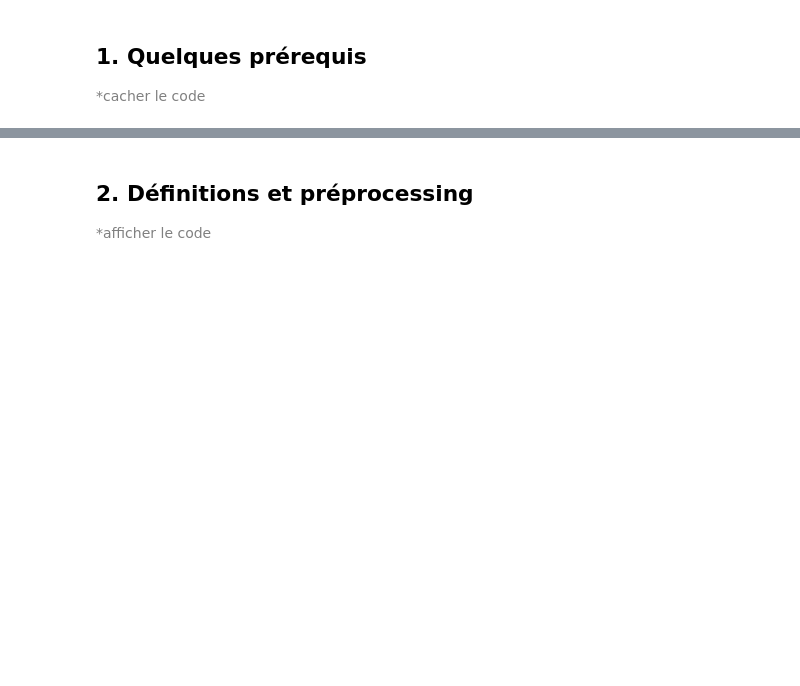
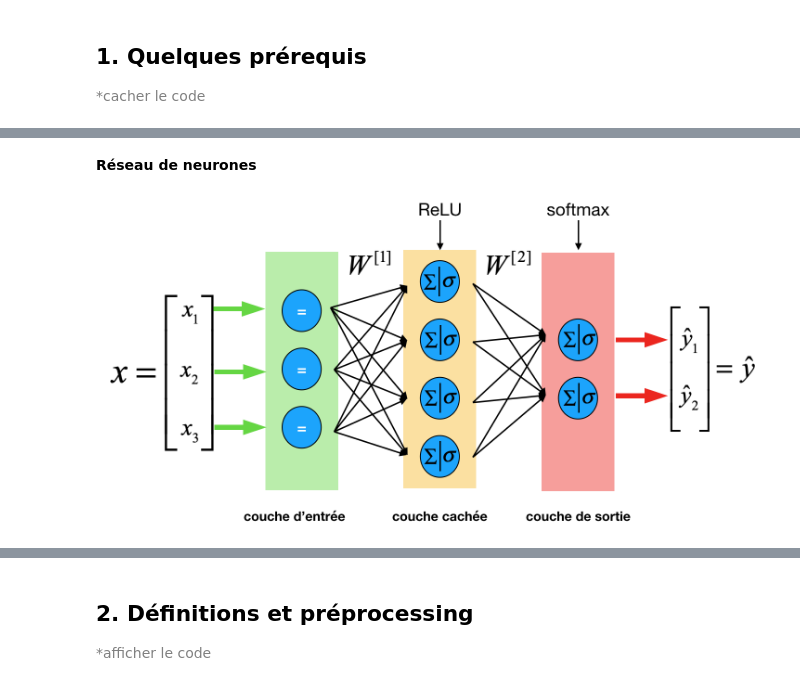
Before and after one commit to curiousML/DSA, a Jupyter notebook: text_mining/introduction/Introduction.ipynb, the cells around one changed output, grey strips where cells are left out. Saved outputs shown, nothing was run; the diff lists cells and outputs as text; code cells hidden in the pictures; blank space fills up the shorter version.

```diff
--- a/text_mining/introduction/Introduction.ipynb
+++ b/text_mining/introduction/Introduction.ipynb
@@ -26,0 +43,6 @@ HTML('''<script>code_show=true; function code_toggle() {if (code_show){$('div.in
+# %% [markdown]
+**Réseau de neurones**
+# %%
+Image("img/RNA.png", width=750, height = 200)
+# %% [output]
+[figure, added]
```
Also changed, not shown: parts of 14 cells of this notebook, 10 other files.
